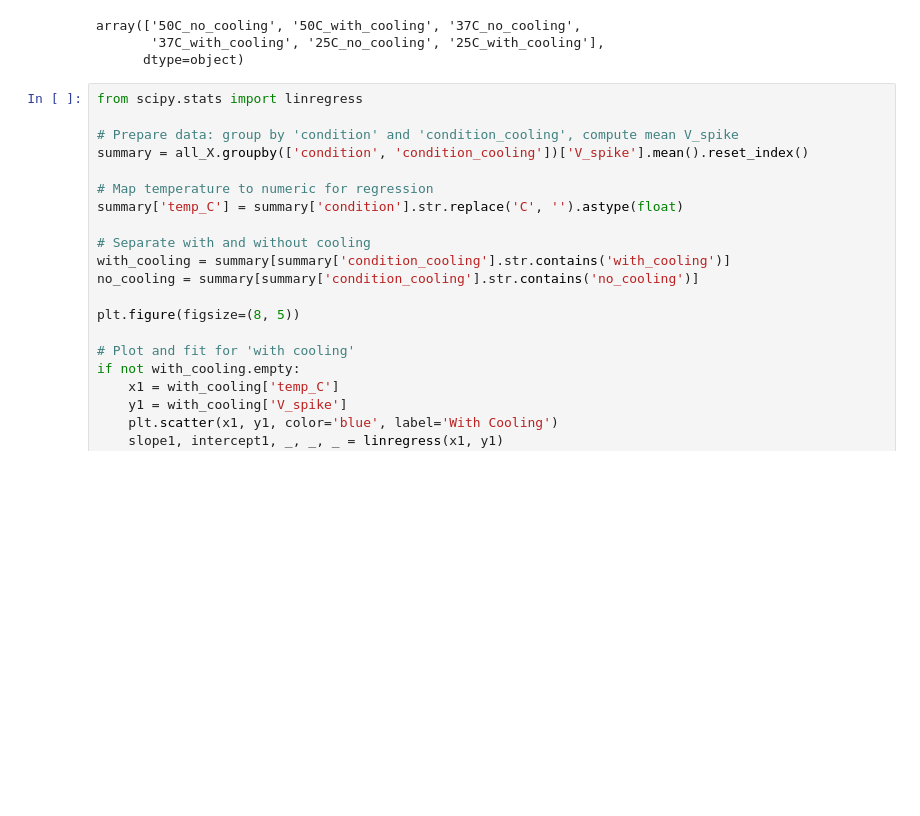
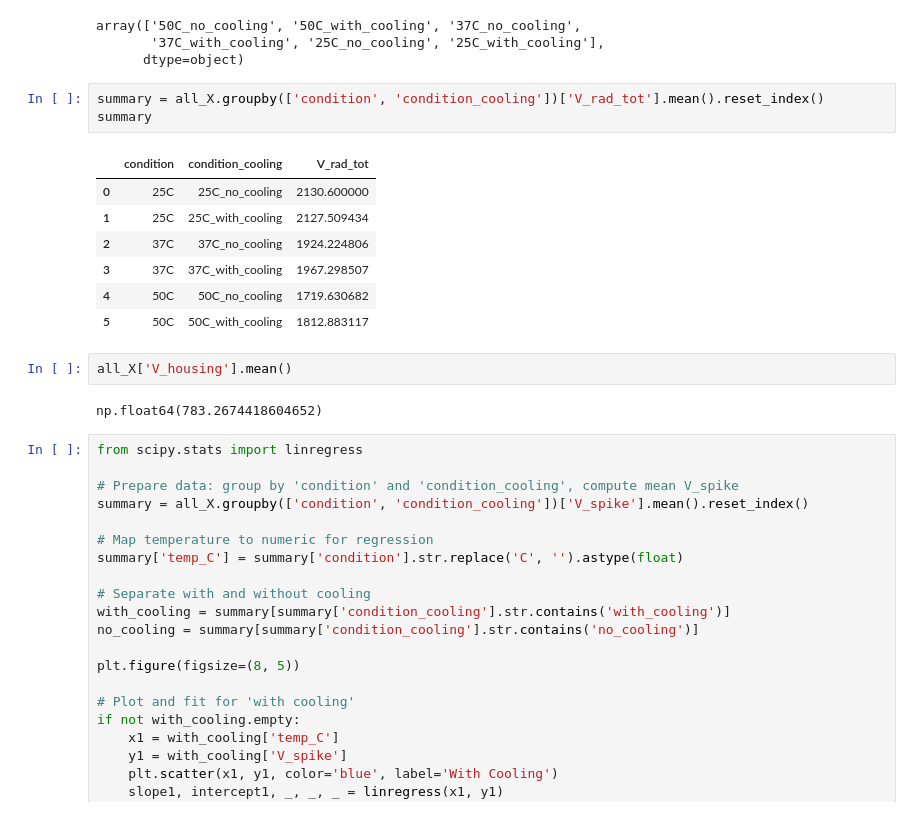
Before and after one commit to Manuel-Hepta/Calibration, a Jupyter notebook: calibration antenna 16G5/calibration_antenna_16G5.ipynb, the cells around one changed output. Drawn from its saved outputs; the diff is of its cells as text; blank space fills up the shorter version.

```diff
--- a/calibration antenna 16G5/calibration_antenna_16G5.ipynb
+++ b/calibration antenna 16G5/calibration_antenna_16G5.ipynb
@@ -91,6 +91,21 @@ all_X.condition_cooling.unique()
 array(['50C_no_cooling', '50C_with_cooling', '37C_no_cooling',
        '37C_with_cooling', '25C_no_cooling', '25C_with_cooling'],
       dtype=object)
+# %%
+summary = all_X.groupby(['condition', 'condition_cooling'])['V_rad_tot'].mean().reset_index()
+summary
+# %% [output]
+|  | condition | condition_cooling | V_rad_tot |
+| 0 | 25C | 25C_no_cooling | 2130.600000 |
+| 1 | 25C | 25C_with_cooling | 2127.509434 |
+| 2 | 37C | 37C_no_cooling | 1924.224806 |
+| 3 | 37C | 37C_with_cooling | 1967.298507 |
+| 4 | 50C | 50C_no_cooling | 1719.630682 |
+| 5 | 50C | 50C_with_cooling | 1812.883117 |
+# %%
+all_X['V_housing'].mean()
+# %% [output]
+np.float64(783.2674418604652)
 # %%
 from scipy.stats import linregress
 
```
Also changed, not shown: parts of 3 cells of this notebook, 9 other files.
